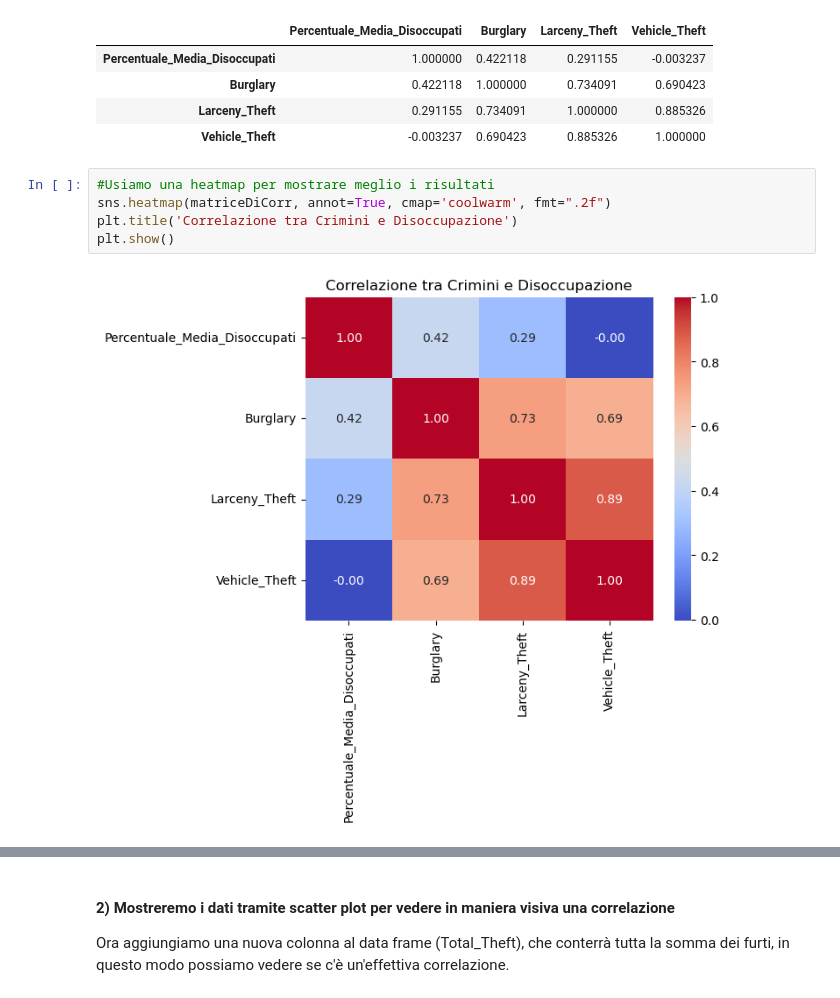
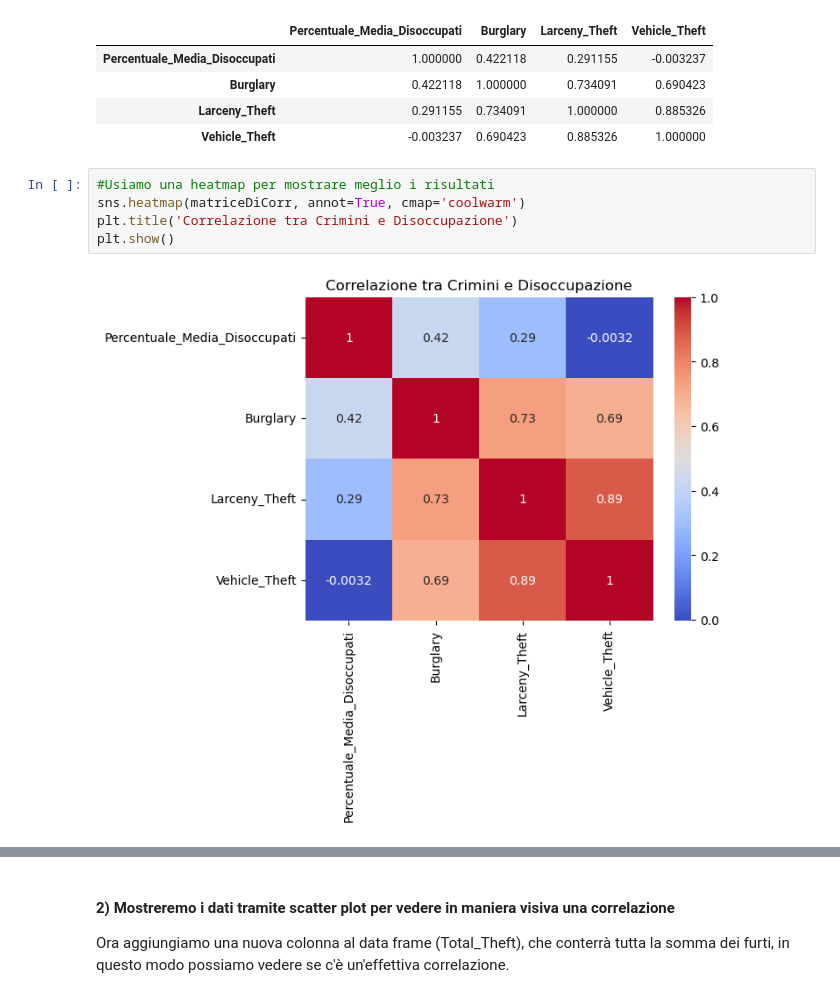
Before and after one commit to MatteoCalvanico/DataAnalytics-Project, a Jupyter notebook: Progetto.ipynb, the cells around one changed output, grey strips where cells are left out. Cells and saved outputs as stored; diff of their text form.

```diff
--- a/Progetto.ipynb
+++ b/Progetto.ipynb
@@ -200,11 +201,11 @@ matriceDiCorr
 | Vehicle_Theft | -0.003237 | 0.690423 | 0.885326 | 1.000000 |
 # %%
 #Usiamo una heatmap per mostrare meglio i risultati
-sns.heatmap(matriceDiCorr, annot=True, cmap='coolwarm', fmt=".2f")
+sns.heatmap(matriceDiCorr, annot=True, cmap='coolwarm')
 plt.title('Correlazione tra Crimini e Disoccupazione')
 plt.show()
 # %% [output]
-[figure, old version]
+[figure, new version]
 # %% [markdown]
 #### Risultati punto 1...
 
```
Also changed, not shown: parts of 4 cells of this notebook.
